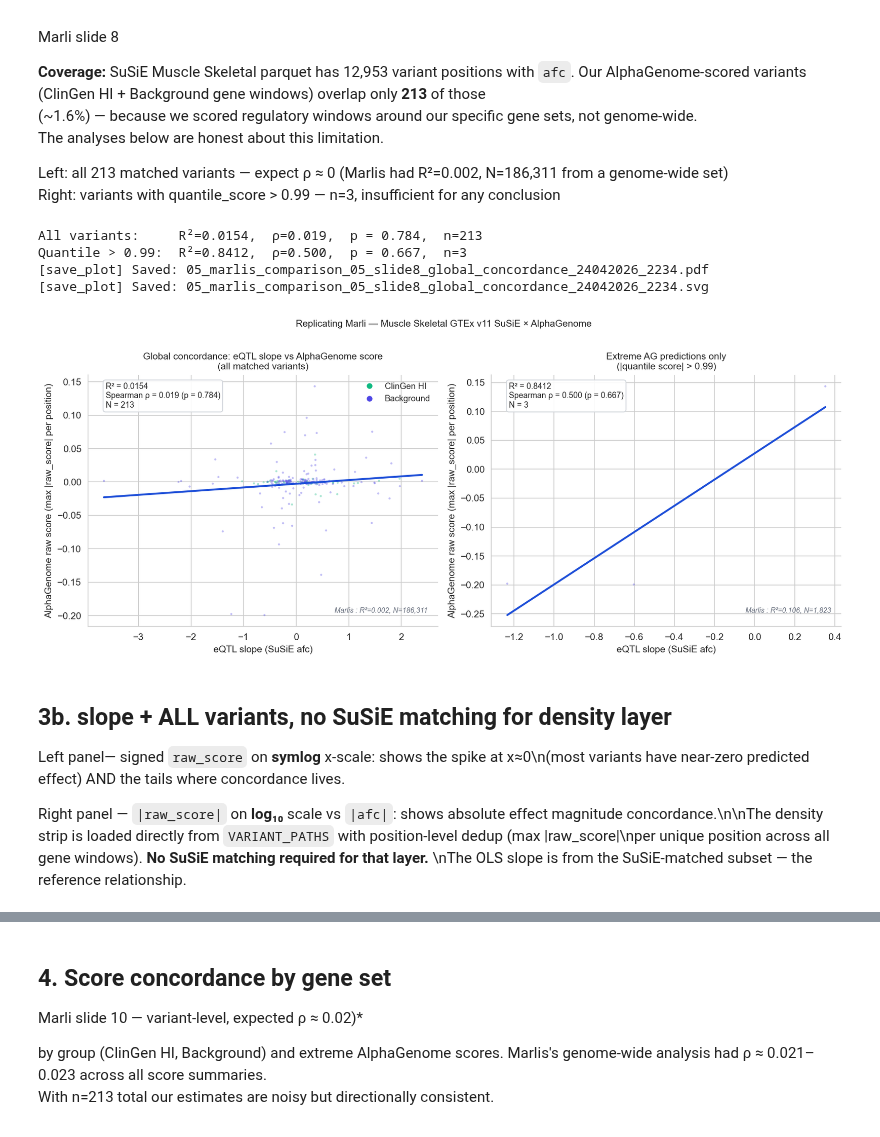
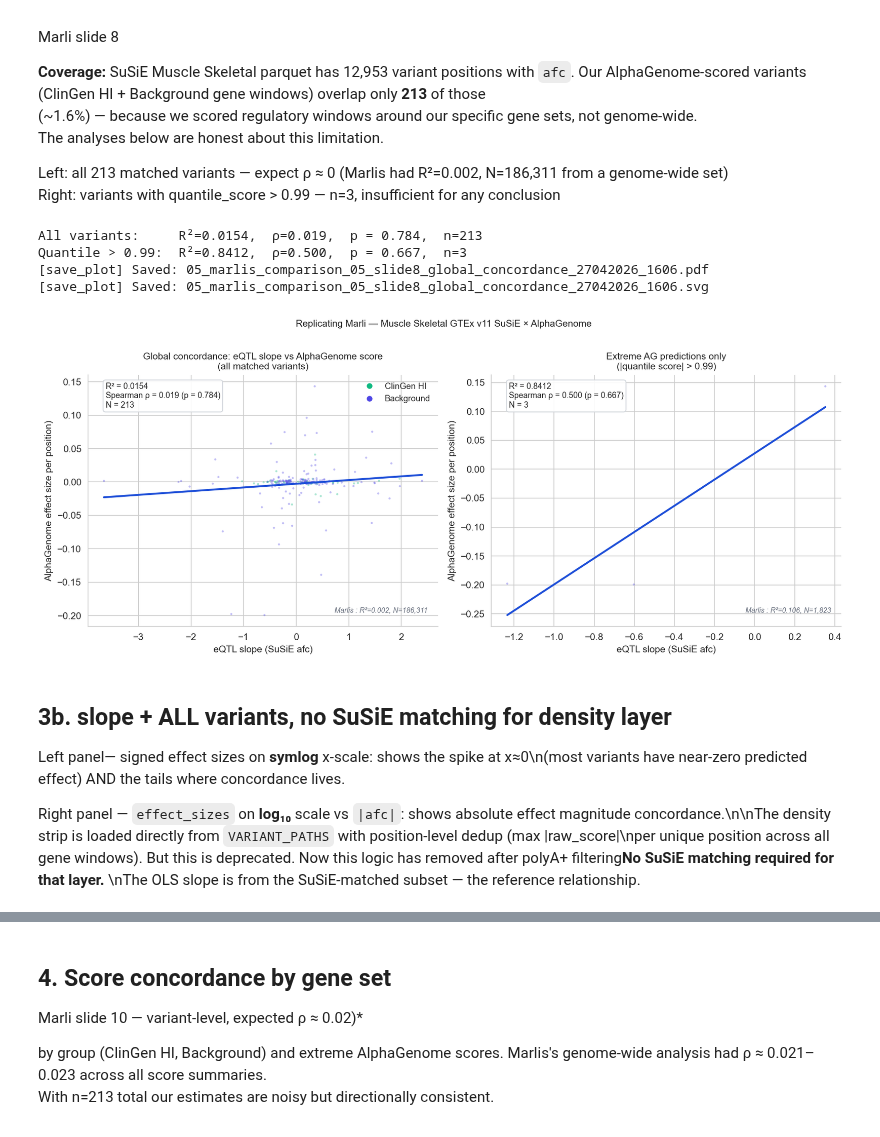
Before and after one commit to markus-marandi/in-silico-vg-analysis, a Jupyter notebook: 09_3103_biweekly/05_marlis_comparison.ipynb, the cells around one changed output, grey strips where cells are left out. Saved outputs shown, nothing was run; the diff lists cells and outputs as text; code cells hidden in the pictures.

```diff
--- a/09_3103_biweekly/05_marlis_comparison.ipynb
+++ b/09_3103_biweekly/05_marlis_comparison.ipynb
@@ -230,43 +230,43 @@ for ax, data, key, title in [
     xr = np.linspace(data['afc'].min(), data['afc'].max(), 200)
     ax.plot(xr, sl*xr + ic, color='#1D4ED8', lw=2.0, zorder=3)
     ax.set_xlabel('eQTL slope (SuSiE afc)', fontsize=10)
-    ax.set_ylabel('AlphaGenome raw score (max |raw_score| per position)', fontsize=10)
+    ax.set_ylabel('AlphaGenome effect size per position)', fontsize=10)
     ax.set_title(title, fontsize=10)
     ax.text(0.05, 0.97,
             f'R² = {r2[key]:.4f}\nSpearman ρ = {rho_stats[key][0]:.3f} ({rho_stats[key][2]})\nN = {len(data):,}',
             transform=ax.transAxes, va='top', fontsize=8.5,
             bbox=dict(boxstyle='round,pad=0.3', fc='white', ec='#D1D5DB', alpha=0.9))
     # Marlis reference
     ref_r2 = 0.002 if key == 'all' else 0.106
     ref_n  = '186,311' if key == 'all' else '1,823'
     ax.text(0.97, 0.05,
             f'Marlis : R²={ref_r2}, N={ref_n}',
             transform=ax.transAxes, ha='right', va='bottom', fontsize=7.5,
             color='#6B7280', style='italic')
     sns.despine(ax=ax)
 
 # Manual legend
 from matplotlib.lines import Line2D
 leg = [Line2D([0],[0], marker='o', color='w', markerfacecolor=COLOR_HI, markersize=7, label='ClinGen HI'),
        Line2D([0],[0], marker='o', color='w', markerfacecolor=COLOR_BG, markersize=7, label='Background')]
 axes[0].legend(handles=leg, frameon=False, fontsize=9)
 
 fig.suptitle('Replicating Marli — Muscle Skeletal GTEx v11 SuSiE × AlphaGenome', fontsize=10, y=1.01)
 fig.tight_layout()
 save_plot(fig=fig, title='05_slide8_global_concordance', notebook=NOTEBOOK_NAME, outdir=FIG_DIR)
 plt.show()
 # %% [output]
 All variants:     R²=0.0154,  ρ=0.019,  p = 0.784,  n=213
 Quantile > 0.99:  R²=0.8412,  ρ=0.500,  p = 0.667,  n=3
-[save_plot] Saved: 05_marlis_comparison_05_slide8_global_concordance_24042026_2234.pdf
-[save_plot] Saved: 05_marlis_comparison_05_slide8_global_concordance_24042026_2234.svg
+[save_plot] Saved: 05_marlis_comparison_05_slide8_global_concordance_27042026_1606.pdf
+[save_plot] Saved: 05_marlis_comparison_05_slide8_global_concordance_27042026_1606.svg
-[figure, old version]
+[figure, new version]
 # %% [markdown]
 ## 3b. slope + ALL variants, no SuSiE matching for density layer
 
-Left panel— signed `raw_score` on **symlog** x-scale: shows the spike at x≈0\n(most variants have near-zero predicted effect) AND the tails where concordance lives.
+Left panel— signed effect sizes on **symlog** x-scale: shows the spike at x≈0\n(most variants have near-zero predicted effect) AND the tails where concordance lives.
 
-Right panel — `|raw_score|` on **log₁₀** scale vs `|afc|`: shows absolute effect magnitude concordance.\n\nThe density strip is loaded directly from `VARIANT_PATHS` with position-level dedup (max |raw_score|\nper unique position across all gene windows). **No SuSiE matching required for that layer.**  \nThe OLS slope is from the SuSiE-matched subset — the reference relationship.
+Right panel — `effect_sizes` on **log₁₀** scale vs `|afc|`: shows absolute effect magnitude concordance.\n\nThe density strip is loaded directly from `VARIANT_PATHS` with position-level dedup (max |raw_score|\nper unique position across all gene windows). But this is deprecated. Now this logic has removed after polyA+ filtering**No SuSiE matching required for that layer.**  \nThe OLS slope is from the SuSiE-matched subset — the reference relationship.
 # %%
 from scipy.stats import gaussian_kde
 
```
Also changed, not shown: parts of 6 cells of this notebook.
